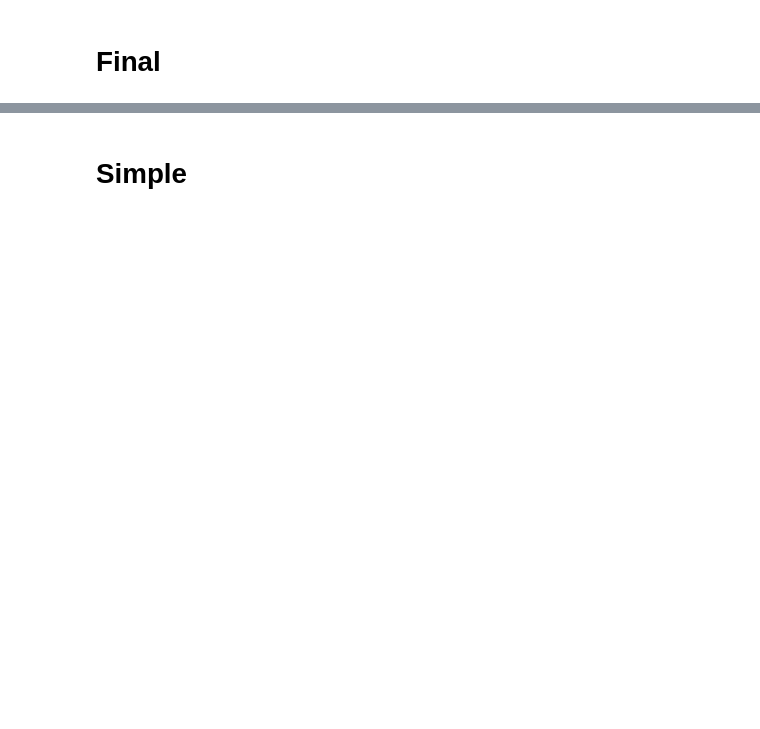
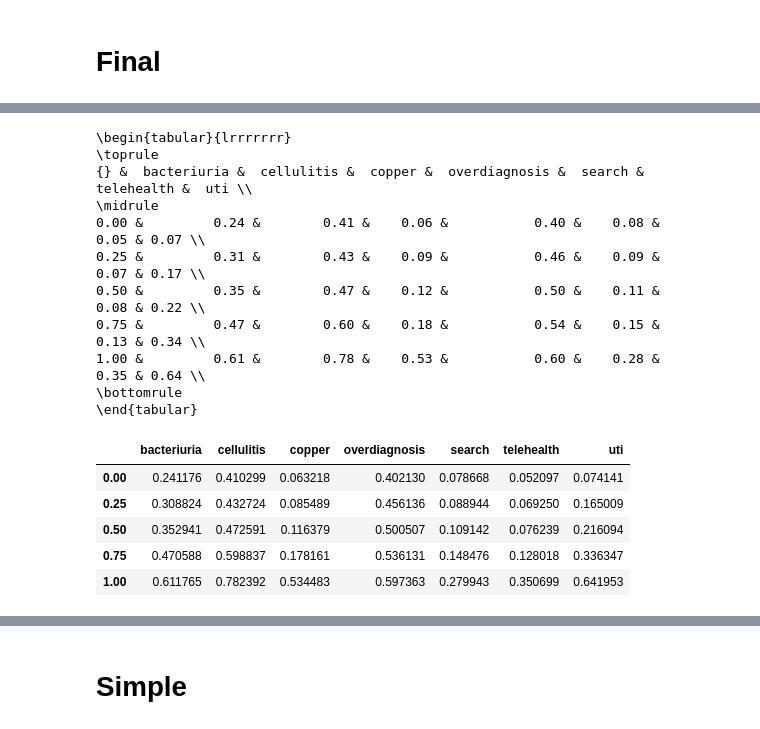
Before and after one commit to connorf25/automated-screening, a Jupyter notebook: stats-analysis.ipynb, the cells around one changed output, grey strips where cells are left out. Cells and saved outputs as stored; diff of their text form; code cells hidden in the pictures; blank space fills up the shorter version.

```diff
--- a/stats-analysis.ipynb
+++ b/stats-analysis.ipynb
@@ -356,3 +362,46 @@ plt.show()
+# %%
+df_datasets = pd.DataFrame()
+
+for dataset in datasets:
+    efforts = []
+    for model in model_names:
+        efforts.append(get_effort(dataset, model, 1.0))
+    df_datasets[dataset] = efforts
+
+df_datasets["model_name"] = model_names
+df_datasets.head(20)
+
+df_datasets = df_datasets.quantile([0, .25, .5, 0.75, 1])
+
+def latex_with_lines(df, *args, **kwargs):
+    kwargs['column_format'] = '|'.join([''] + ['l'] * df.index.nlevels
+                                            + ['r'] * df.shape[1] + [''])
+    res = df.to_latex(*args, **kwargs)
+    return res.replace('\\\\\n', '\\\\ \\midrule\n')
+
+# print(df_datasets.style.to_latex(clines="all;data"))
+# print(latex_with_lines(df_datasets))
+print(df_datasets.to_latex(float_format="%.2f"))
+
+df_datasets
+# %% [output]
+\begin{tabular}{lrrrrrrr}
+\toprule
+{} &  bacteriuria &  cellulitis &  copper &  overdiagnosis &  search &  telehealth &  uti \\
+\midrule
+0.00 &         0.24 &        0.41 &    0.06 &           0.40 &    0.08 &        0.05 & 0.07 \\
+0.25 &         0.31 &        0.43 &    0.09 &           0.46 &    0.09 &        0.07 & 0.17 \\
+0.50 &         0.35 &        0.47 &    0.12 &           0.50 &    0.11 &        0.08 & 0.22 \\
+0.75 &         0.47 &        0.60 &    0.18 &           0.54 &    0.15 &        0.13 & 0.34 \\
+1.00 &         0.61 &        0.78 &    0.53 &           0.60 &    0.28 &        0.35 & 0.64 \\
+\bottomrule
+\end{tabular}
+|  | bacteriuria | cellulitis | copper | overdiagnosis | search | telehealth | uti |
+| 0.00 | 0.241176 | 0.410299 | 0.063218 | 0.402130 | 0.078668 | 0.052097 | 0.074141 |
+| 0.25 | 0.308824 | 0.432724 | 0.085489 | 0.456136 | 0.088944 | 0.069250 | 0.165009 |
+| 0.50 | 0.352941 | 0.472591 | 0.116379 | 0.500507 | 0.109142 | 0.076239 | 0.216094 |
+| 0.75 | 0.470588 | 0.598837 | 0.178161 | 0.536131 | 0.148476 | 0.128018 | 0.336347 |
+| 1.00 | 0.611765 | 0.782392 | 0.534483 | 0.597363 | 0.279943 | 0.350699 | 0.641953 |
 # %%
 model_names = []
 
```
Also changed, not shown: parts of 11 cells of this notebook.
